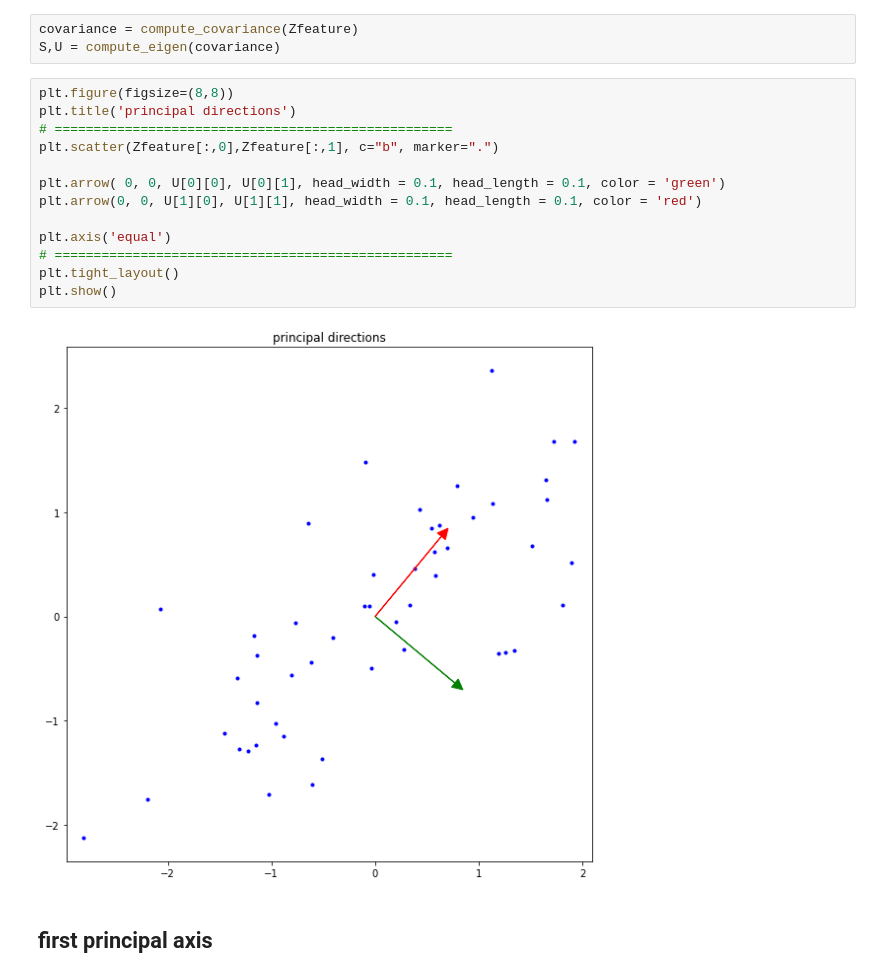
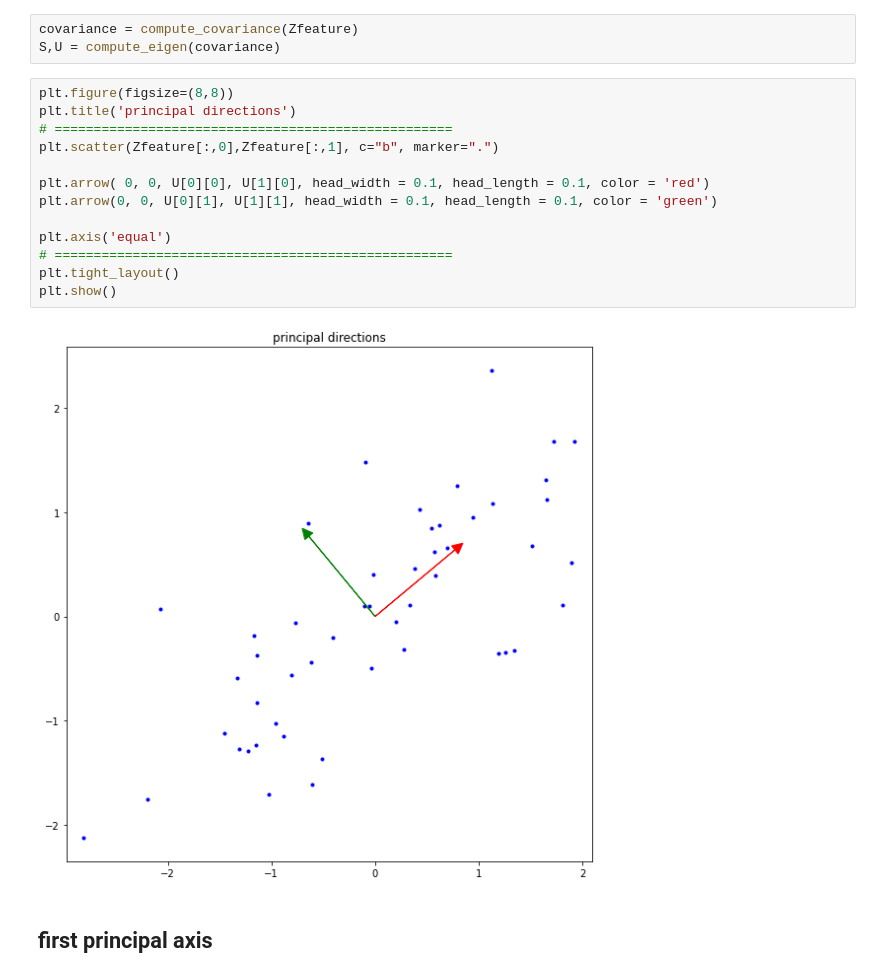
Before and after one commit to bobokyung/assignment-machine-learning, a Jupyter notebook: assignment12/assignment_12.ipynb, the cells around one changed output. Saved outputs shown, nothing was run; the diff lists cells and outputs as text.

```diff
--- a/assignment12/assignment_12.ipynb
+++ b/assignment12/assignment_12.ipynb
@@ -93,18 +93,18 @@ S,U = compute_eigen(covariance)
 # %%
 plt.figure(figsize=(8,8))
 plt.title('principal directions')
 # ===================================================
 plt.scatter(Zfeature[:,0],Zfeature[:,1], c="b", marker=".")
 
-plt.arrow( 0, 0, U[0][0], U[0][1], head_width = 0.1, head_length = 0.1, color = 'green')
-plt.arrow(0, 0, U[1][0], U[1][1], head_width = 0.1, head_length = 0.1, color = 'red')
+plt.arrow( 0, 0, U[0][0], U[1][0], head_width = 0.1, head_length = 0.1, color = 'red')
+plt.arrow(0, 0, U[0][1], U[1][1], head_width = 0.1, head_length = 0.1, color = 'green')
 
 plt.axis('equal')
 # ===================================================
 plt.tight_layout()
 plt.show()
 # %% [output]
-[figure, old version]
+[figure, new version]
 # %% [markdown]
 ## first principal axis
 # %%
```
Also changed, not shown: parts of 8 cells of this notebook.
